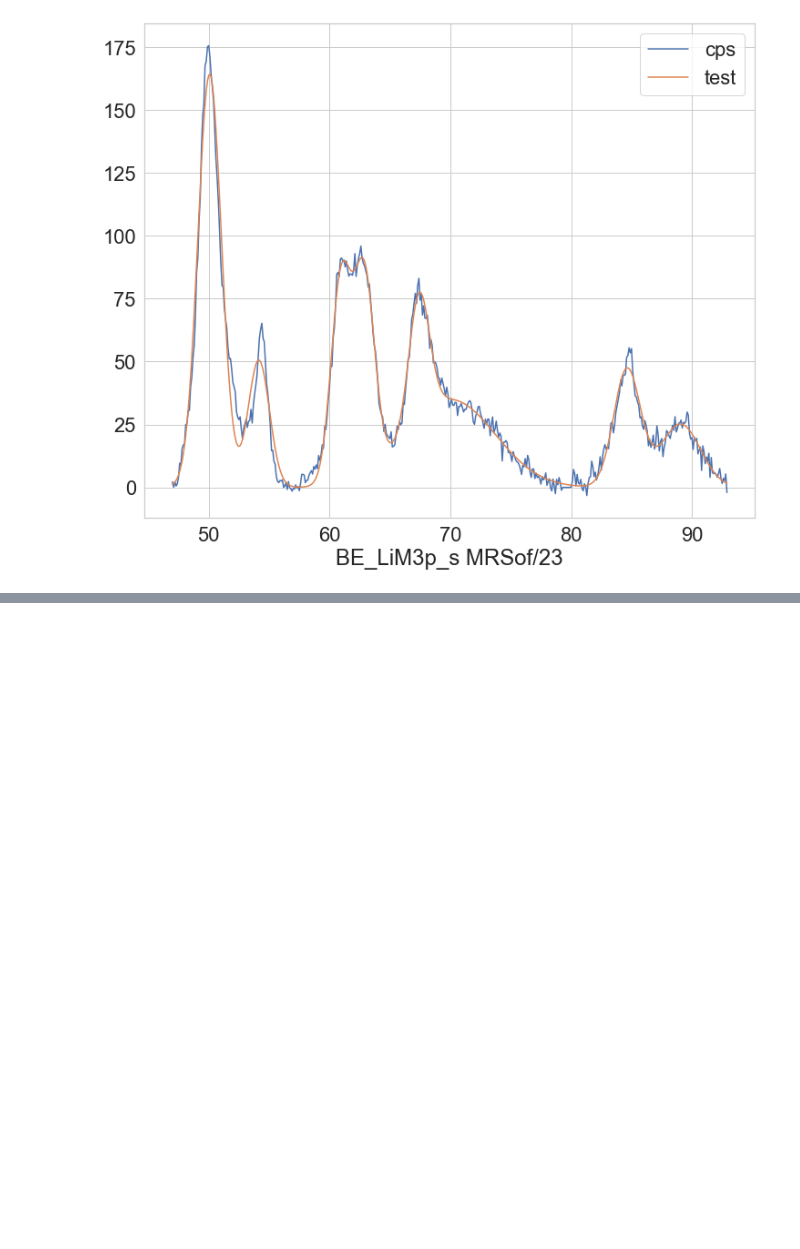
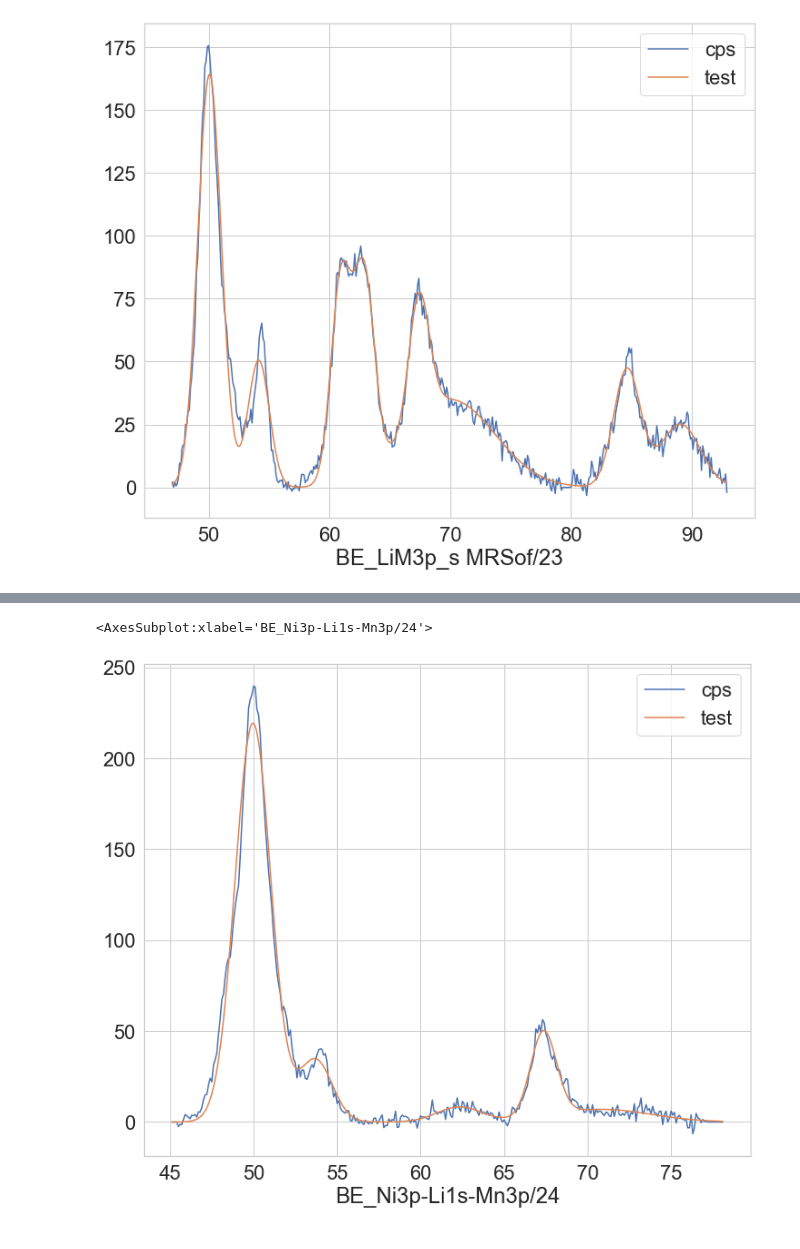
Before and after one commit to mblanchet002/PythonCMI, a Jupyter notebook: Projet_XPS.ipynb, the cells around one changed output, grey strips where cells are left out. Cells and saved outputs as stored; diff of their text form; code cells hidden in the pictures; blank space fills up the shorter version.

```diff
--- a/Projet_XPS.ipynb
+++ b/Projet_XPS.ipynb
@@ -470,0 +555,20 @@ df
+# %%
+mu=[50,54,62,67,72]
+a=[240,40,10,50,10]
+sigma=[2,1,2,1,2]
+popt, pcov = curve_fit(
+    f=somme_gaussiennes,       # model function
+    xdata=data["be"],   # x data
+    ydata=data["cps"],   # y data
+    p0=[a,mu, sigma],      # initial value of the parameters
+)
+
+data["test"]=somme_gaussiennes(data["be"],*popt)
+(data.iloc[:,[0,-1]]).plot(figsize=(12, 10), legend=True)
+# %% [output]
+<AxesSubplot:xlabel='BE_Ni3p-Li1s-Mn3p/24'>
+[figure, added]
+# %% [markdown]
+</br>
+</br>
+</br>
```
Also changed, not shown: parts of 48 cells of this notebook.
